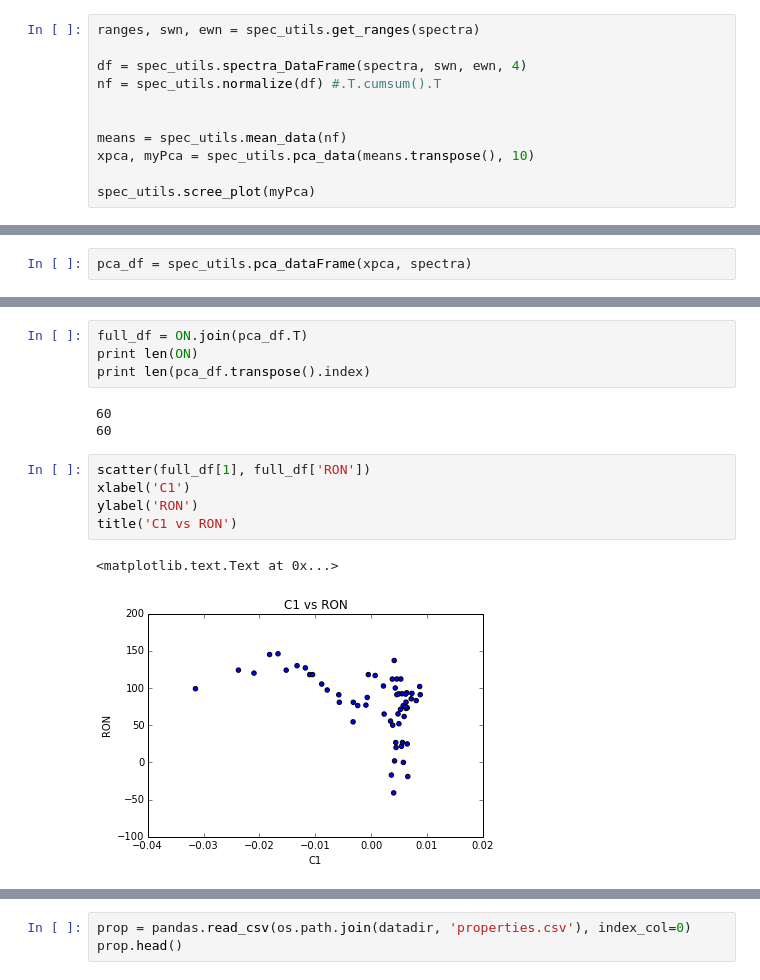
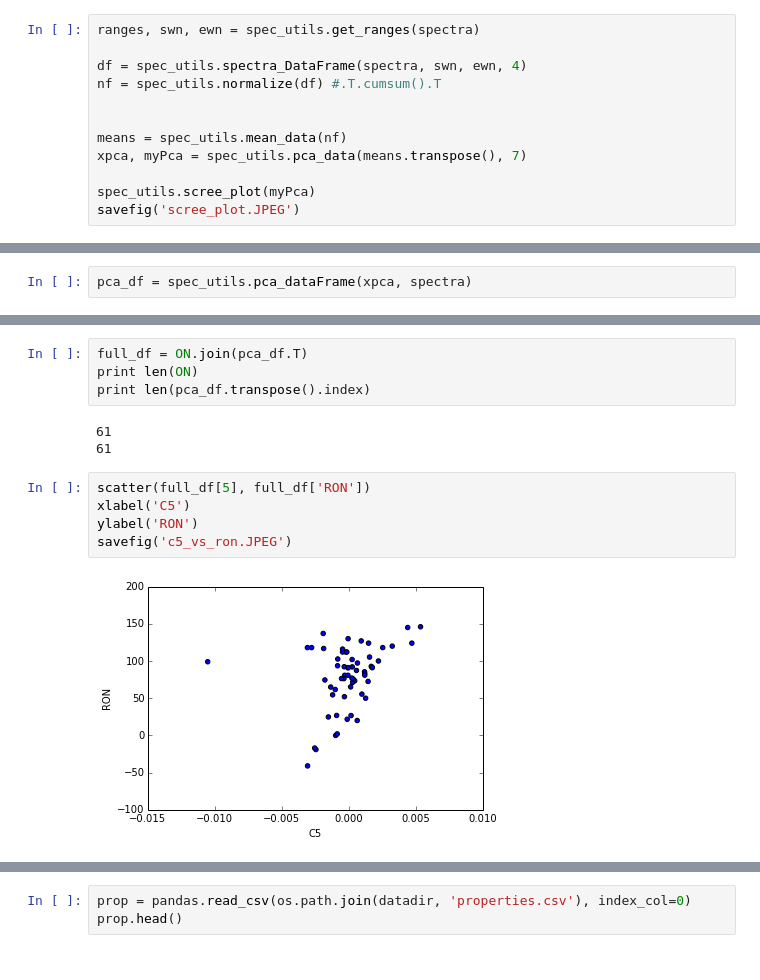
Before and after one commit to BrandonJvV/OctaneNumber, a Jupyter notebook: OctanePrediction2.ipynb, the cells around one changed output, grey strips where cells are left out. Saved outputs shown, nothing was run; the diff lists cells and outputs as text.

```diff
--- a/OctanePrediction2.ipynb
+++ b/OctanePrediction2.ipynb
@@ -24,7 +24,8 @@ nf = spec_utils.normalize(df) #.T.cumsum().T
 
 
 means = spec_utils.mean_data(nf)
-xpca, myPca = spec_utils.pca_data(means.transpose(), 10)
+xpca, myPca = spec_utils.pca_data(means.transpose(), 7)
 
 spec_utils.scree_plot(myPca)
+savefig('scree_plot.JPEG')
 # %% [output]
@@ -41,16 +94,15 @@ full_df = ON.join(pca_df.T)
 print len(ON)
 print len(pca_df.transpose().index)
 # %% [output]
-60
-60
+61
+61
 # %%
-scatter(full_df[1], full_df['RON'])
-xlabel('C1')
+scatter(full_df[5], full_df['RON'])
+xlabel('C5')
 ylabel('RON')
-title('C1 vs RON')
+savefig('c5_vs_ron.JPEG')
 # %% [output]
-<matplotlib.text.Text at 0x...>
-[figure, old version]
+[figure, new version]
 # %%
 #change the color map here...which color scale will be most desirable
 colmap = plt.cm.winter
```
Also changed, not shown: parts of 39 cells of this notebook.
